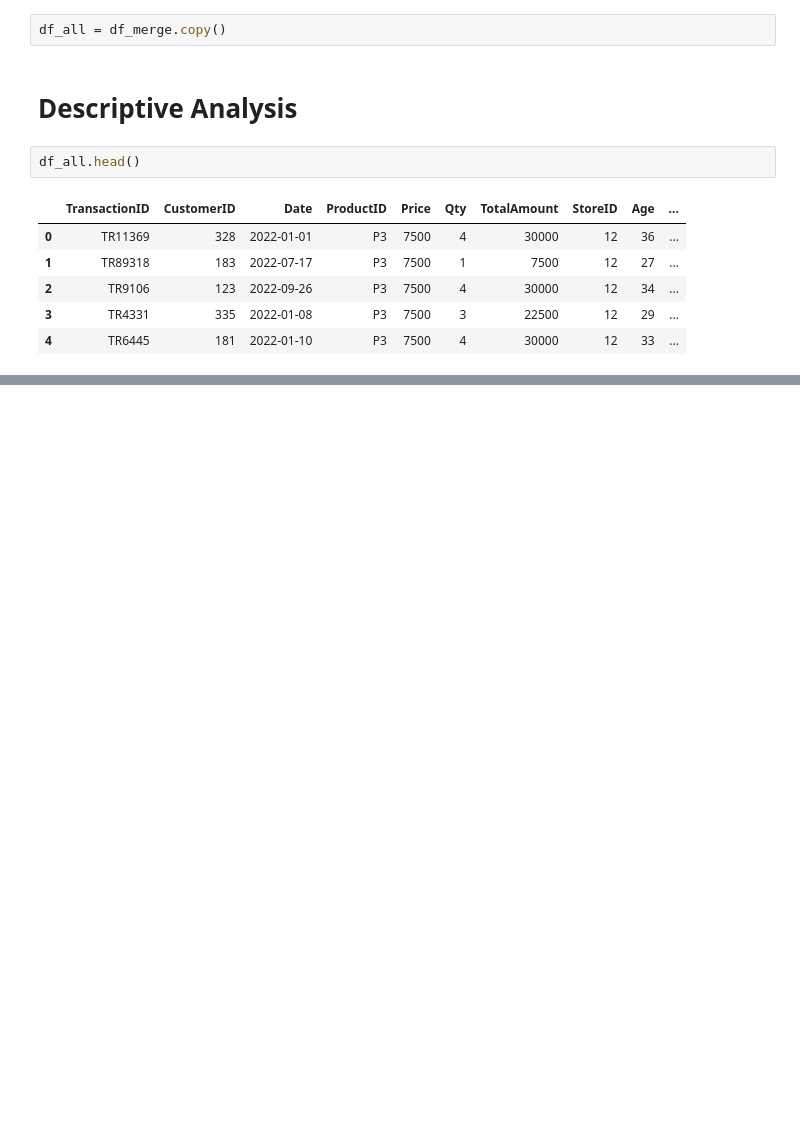
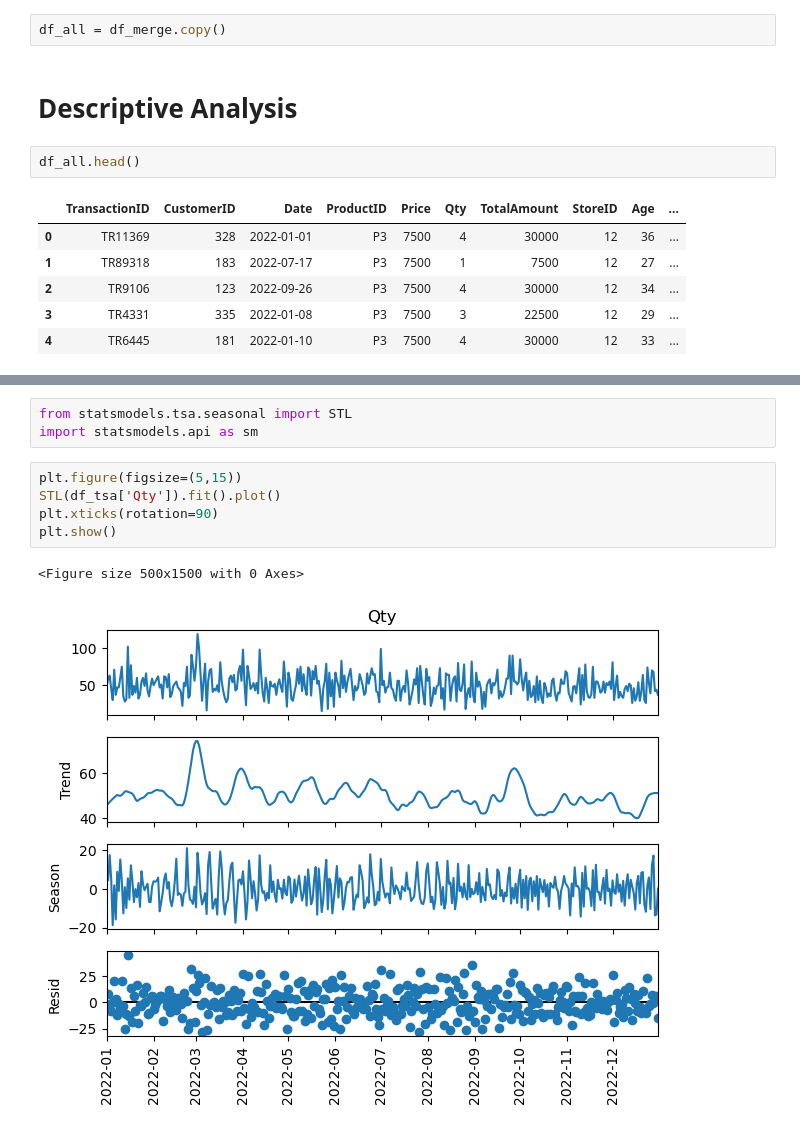
Before and after one commit to Faridwm/PBI_Rakamin-X-Kalbe_Data-Scientist, a Jupyter notebook: PBI ML.ipynb, the cells around one changed output, grey strips where cells are left out. Cells and saved outputs as stored; diff of their text form; blank space fills up the shorter version.

Commit message:
1. Mencoba analisis trend, seasonal, dan residu

```diff
--- a/PBI ML.ipynb
+++ b/PBI ML.ipynb
@@ -306,0 +360,11 @@ df_all.describe(exclude='number')
+# %%
+from statsmodels.tsa.seasonal import STL
+import statsmodels.api as sm
+# %%
+plt.figure(figsize=(5,15))
+STL(df_tsa['Qty']).fit().plot()
+plt.xticks(rotation=90)
+plt.show()
+# %% [output]
+<Figure size 500x1500 with 0 Axes>
+[figure, added]
```
Also changed, not shown: parts of 14 cells of this notebook.
